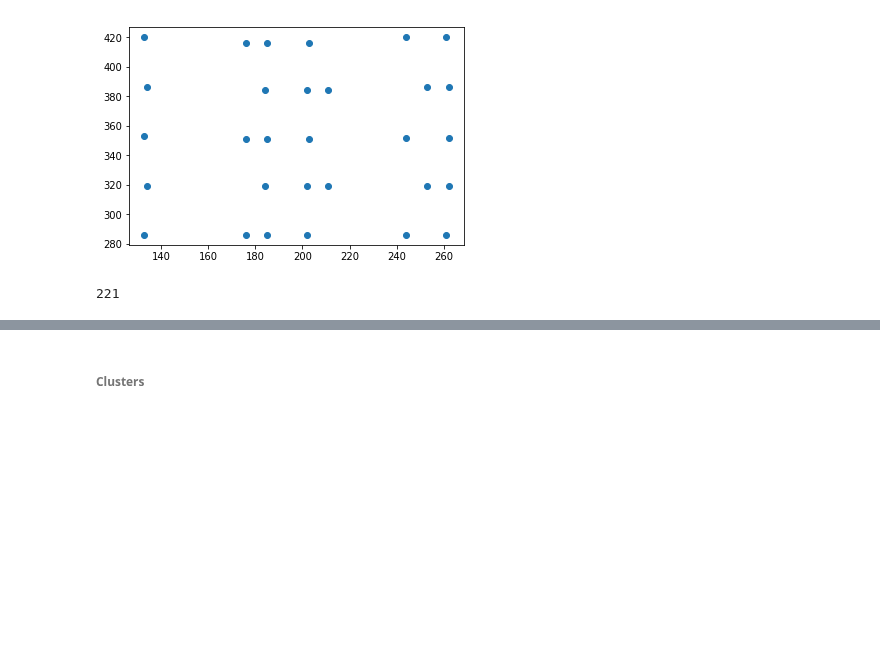
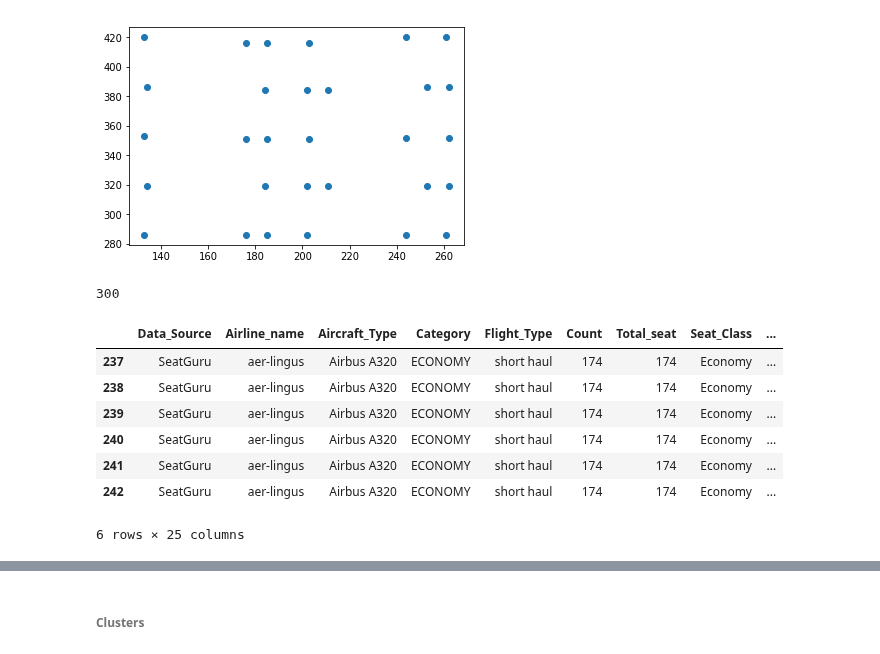
Before and after one commit to vincentnam/ProjetInterpromo2020G8, a Jupyter notebook: Jason_Daurat_notebook.ipynb, the cells around one changed output, grey strips where cells are left out. Drawn from its saved outputs; the diff is of its cells as text; code cells hidden in the pictures; blank space fills up the shorter version.

```diff
--- a/Jason_Daurat_notebook.ipynb
+++ b/Jason_Daurat_notebook.ipynb
@@ -819,9 +568,24 @@ plt.scatter(list(zip(*business_seat))[0], list(zip(*business_seat))[1])
 # %% [output]
 <matplotlib.collections.PathCollection at 0x...>
 [figure]
-# %%
-normal_seat = remove_duplicate(find_duplicate(normal_seat), normal_seat)
-len(normal_seat)
-# %% [output]
-221
+# %%
+normal_seat = remove_duplicate(normal_seat)
+x = [seat[0] for seat in normal_seat]
+y = [seat[1] for seat in normal_seat]
+print(len(normal_seat))
+# %% [output]
+300
+# %%
+lines_plane = new_df[new_df['image'] == plane]['lignes']
+lines_plane = list(lines_plane)[0]
+data.loc[lines_plane]
+# %% [output]
+|  | Data_Source | Airline_name | Aircraft_Type | Category | Flight_Type | Count | Total_seat | Seat_Class | ... |
+| 237 | SeatGuru | aer-lingus | Airbus A320 | ECONOMY | short haul | 174 | 174 | Economy | ... |
+| 238 | SeatGuru | aer-lingus | Airbus A320 | ECONOMY | short haul | 174 | 174 | Economy | ... |
+| 239 | SeatGuru | aer-lingus | Airbus A320 | ECONOMY | short haul | 174 | 174 | Economy | ... |
+| 240 | SeatGuru | aer-lingus | Airbus A320 | ECONOMY | short haul | 174 | 174 | Economy | ... |
+| 241 | SeatGuru | aer-lingus | Airbus A320 | ECONOMY | short haul | 174 | 174 | Economy | ... |
+| 242 | SeatGuru | aer-lingus | Airbus A320 | ECONOMY | short haul | 174 | 174 | Economy | ... |
+6 rows × 25 columns
 # %%
```
Also changed, not shown: parts of 31 cells of this notebook.
